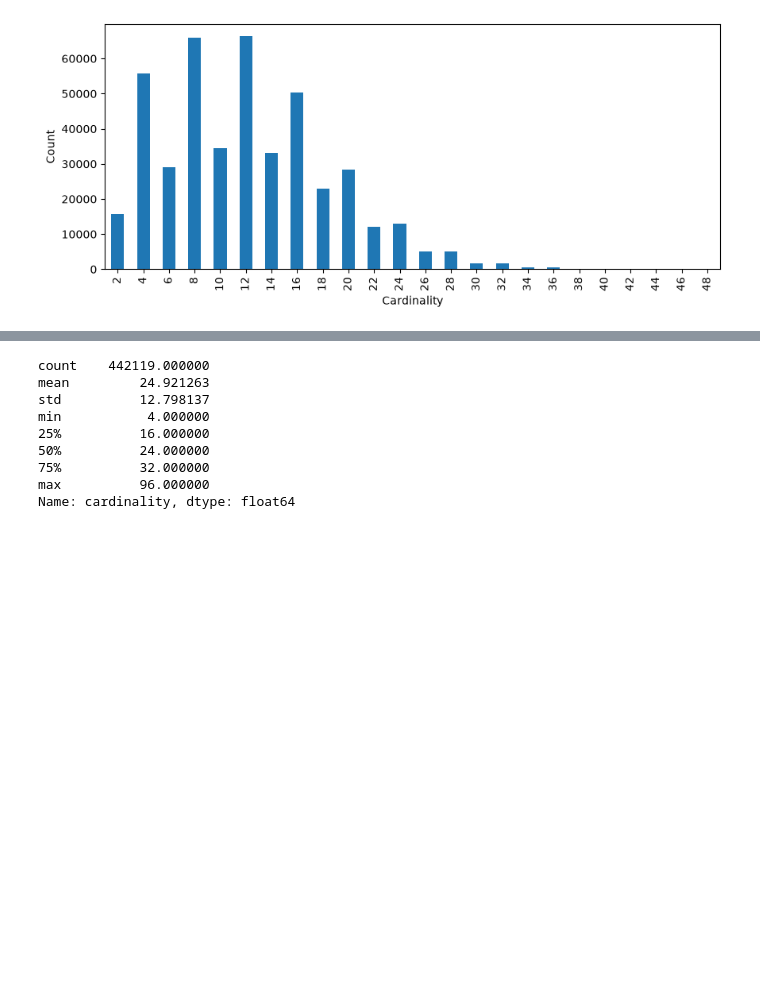
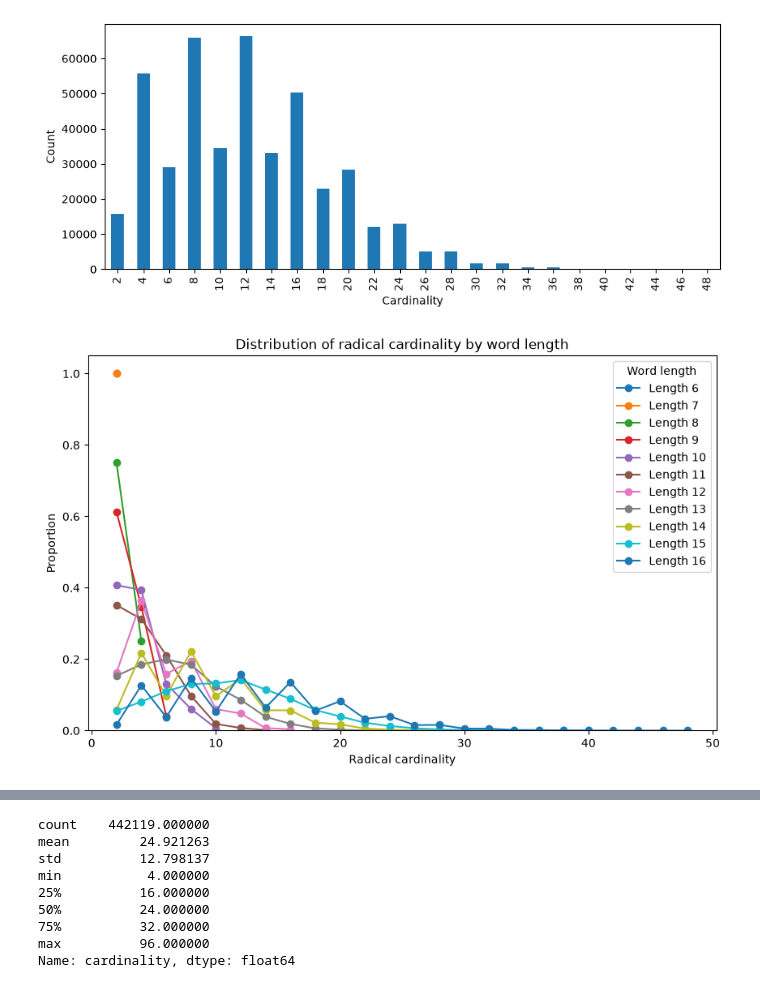
Before and after one commit to clarissa000/WordVarieties, a Jupyter notebook: analysis/analysis.ipynb, the cells around one changed output, grey strips where cells are left out. Saved outputs shown, nothing was run; the diff lists cells and outputs as text; code cells hidden in the pictures; blank space fills up the shorter version.

Commit message:
Adding proper calculation of dimension 0 groups

```diff
--- a/analysis/analysis.ipynb
+++ b/analysis/analysis.ipynb
@@ -247,6 +247,27 @@ plt.ylabel("Count")
 plt.show()
 # %% [output]
 [figure]
+# %%
+plt.figure(figsize=(10,6))
+
+for length, group in cdim0.groupby("length"):
+    props = (
+        group["radical_cardinality"]
+        .value_counts(normalize=True)
+        .sort_index()
+    )
+
+    plt.plot(props.index, props.values,
+             marker='o', label=f"Length {length}")
+
+plt.xlabel("Radical cardinality")
+plt.ylabel("Proportion")
+plt.ylim(bottom=0)
+plt.title("Distribution of radical cardinality by word length")
+plt.legend(title="Word length")
+plt.show()
+# %% [output]
+[figure, added]
 # %%
 cdim0[cdim0["cardinality"] != 2 * cdim0["radical_cardinality"]]
 # %% [output]
```
Also changed, not shown: parts of 3 cells of this notebook, 9 other files.
